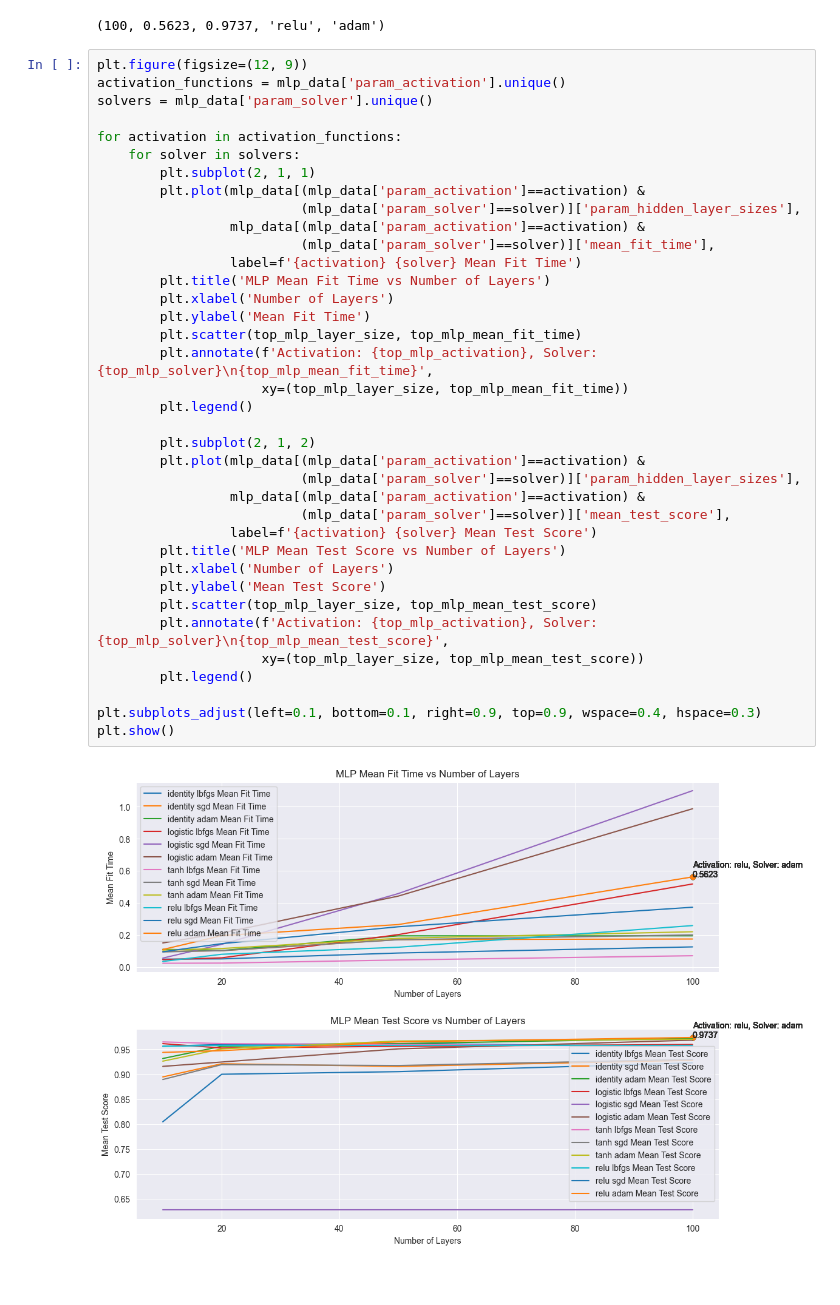
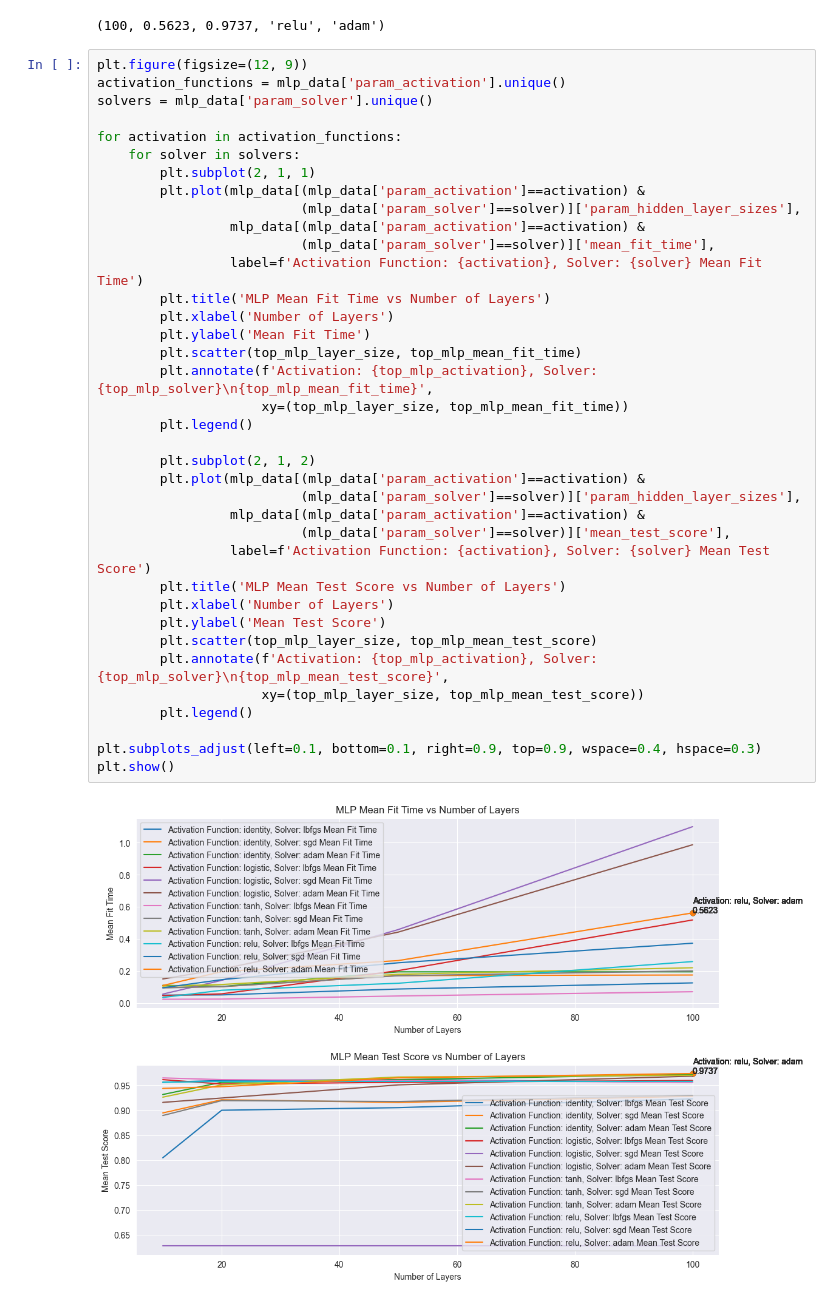
Before and after one commit to Lin-Ian/Breast-Cancer-Wisconsin-Diagnosis, a Jupyter notebook: gridsearch_cv_peformance.ipynb, the cells around one changed output. Cells and saved outputs as stored; diff of their text form.

Commit message:
Edit legend for graphs

```diff
--- a/gridsearch_cv_peformance.ipynb
+++ b/gridsearch_cv_peformance.ipynb
@@ -290,33 +290,33 @@ for activation in activation_functions:
     for solver in solvers:
         plt.subplot(2, 1, 1)
         plt.plot(mlp_data[(mlp_data['param_activation']==activation) &
                           (mlp_data['param_solver']==solver)]['param_hidden_layer_sizes'],
                  mlp_data[(mlp_data['param_activation']==activation) &
                           (mlp_data['param_solver']==solver)]['mean_fit_time'],
-                 label=f'{activation} {solver} Mean Fit Time')
+                 label=f'Activation Function: {activation}, Solver: {solver} Mean Fit Time')
         plt.title('MLP Mean Fit Time vs Number of Layers')
         plt.xlabel('Number of Layers')
         plt.ylabel('Mean Fit Time')
         plt.scatter(top_mlp_layer_size, top_mlp_mean_fit_time)
         plt.annotate(f'Activation: {top_mlp_activation}, Solver: {top_mlp_solver}\n{top_mlp_mean_fit_time}',
                      xy=(top_mlp_layer_size, top_mlp_mean_fit_time))
         plt.legend()
 
         plt.subplot(2, 1, 2)
         plt.plot(mlp_data[(mlp_data['param_activation']==activation) &
                           (mlp_data['param_solver']==solver)]['param_hidden_layer_sizes'],
                  mlp_data[(mlp_data['param_activation']==activation) &
                           (mlp_data['param_solver']==solver)]['mean_test_score'],
-                 label=f'{activation} {solver} Mean Test Score')
+                 label=f'Activation Function: {activation}, Solver: {solver} Mean Test Score')
         plt.title('MLP Mean Test Score vs Number of Layers')
         plt.xlabel('Number of Layers')
         plt.ylabel('Mean Test Score')
         plt.scatter(top_mlp_layer_size, top_mlp_mean_test_score)
         plt.annotate(f'Activation: {top_mlp_activation}, Solver: {top_mlp_solver}\n{top_mlp_mean_test_score}',
                      xy=(top_mlp_layer_size, top_mlp_mean_test_score))
         plt.legend()
 
 plt.subplots_adjust(left=0.1, bottom=0.1, right=0.9, top=0.9, wspace=0.4, hspace=0.3)
 plt.show()
 # %% [output]
-[figure, old version]
+[figure, new version]
```
Also changed, not shown: parts of 4 cells of this notebook.
